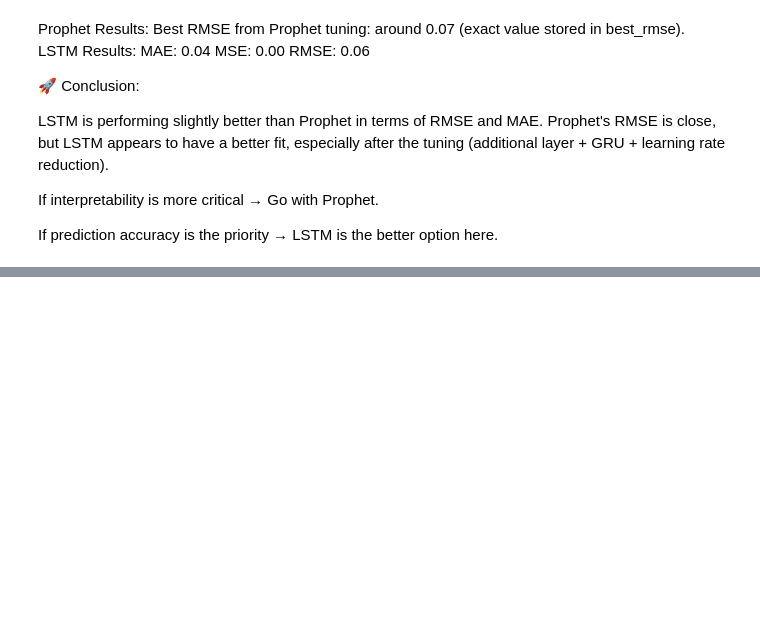
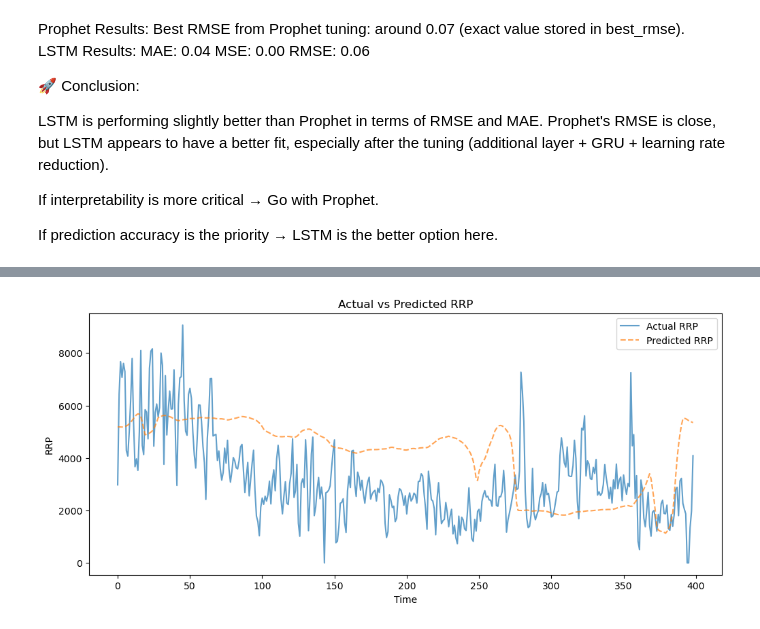
Before and after one commit to amalsalilan/Electricity_Demand-and_Price_ForecastingInfosys_Internship_Oct2025, a Jupyter notebook: main_fixed.ipynb, the cells around one changed output, grey strips where cells are left out. Drawn from its saved outputs; the diff is of its cells as text; code cells hidden in the pictures; blank space fills up the shorter version.

```diff
--- a/main_fixed.ipynb
+++ b/main_fixed.ipynb
@@ -1764,15 +1640,30 @@ Prediction Accuracy (Demand): 93.74%
 # %%
 import pandas as pd
 import tensorflow as tf
+import numpy as np
 from tensorflow.keras.layers import Input, LSTM, Dense, Dropout, BatchNormalization, Concatenate
 from tensorflow.keras.models import Model
 from tensorflow.keras.callbacks import EarlyStopping, ReduceLROnPlateau
 from sklearn.preprocessing import StandardScaler, MinMaxScaler
 from sklearn.metrics import mean_squared_error, mean_absolute_error, r2_score
+from tensorflow.keras.utils import get_custom_objects
+from tensorflow.keras.layers import Layer
 
+import os
+import chardet
+
+import matplotlib.pyplot as plt
+
+
+# Register sklearn metrics manually
+get_custom_objects().update({
+    'mean_squared_error': mean_squared_error,
+    'mean_absolute_error': mean_absolute_error,
+    'r2_score': r2_score
+})
 # Load dataset
 dataset_path = '../Electricity_Demand-and_Price_ForecastingInfosys_Internship_Oct2025/cleaned_dataset.csv'
-df = pd.read_csv(dataset_path, parse_dates=['date'], index_col='date')
+df = pd.read_csv(dataset_path, parse_dates=['date'], index_col='date', dayfirst=True)
 
 # Clip negative rrp values
 df['rrp'] = df['rrp'].clip(lower=0)
@@ -1781,10 +1672,14 @@ df['rrp'] = df['rrp'].clip(lower=0)
 df['rrp_rolling_7'] = df['rrp'].rolling(window=7).mean()
 df['demand_rolling_7'] = df['demand'].rolling(window=7).mean()
 
-# Add new time-related features
+df.index = pd.to_datetime(df.index)  # Ensure index is DateTime
+df['month'] = df.index.month  # Ensure 'month' is present
+
+# Time-related features
 df['day_of_year'] = df.index.dayofyear
-df['is_weekend'] = df.index.weekday >= 5  # 5: Saturday, 6: Sunday
+df['is_weekend'] = (df.index.weekday >= 5).astype(int)  # Ensure boolean converted to int
 df['is_summer'] = df['month'].isin([6, 7, 8]).astype(int)  # Summer months (June to August)
+
 
 # Add weather-related rolling features
 df['min_temperature_rolling_7'] = df['min_temperature'].rolling(window=7).mean()
@@ -1847,10 +1742,15 @@ X_train, X_val, X_test = X[:val_split], X[val_split:split], X[split:]
 y_train, y_val, y_test = y[:val_split], y[val_split:split], y[split:]
 
 # Optionally, you can also save the cleaned DataFrame if needed
-df_cleaned.to_csv('../Electricity_Demand-and_Price_ForecastingInfosys_Internship_Oct2025/processed_data/processed_dataset.csv')
+df.to_csv('../Electricity_Demand-and_Price_ForecastingInfosys_Internship_Oct2025/processed_data/processed_dataset.csv')
+
+
+
 
 # Scaled Dot-Product Attention Layer
-class ScaledDotProductAttention(tf.keras.layers.Layer):
+# Custom attention layers
+@tf.keras.utils.register_keras_serializable()
+class ScaledDotProductAttention(Layer):
     def __init__(self, **kwargs):
         super(ScaledDotProductAttention, self).__init__(**kwargs)
 
@@ -1862,12 +1762,13 @@ class ScaledDotProductAttention(tf.keras.layers.Layer):
         output = tf.matmul(attention_weights, value)
         return output, attention_weights
 
-# Multi-Head Attention Layer
-class MultiHeadAttention(tf.keras.layers.Layer):
-    def __init__(self, d_model, num_heads, **kwargs):
+@tf.keras.utils.register_keras_serializable()
+class MultiHeadAttention(Layer):
+    def __init__(self, d_model, num_heads, key_dim=None, **kwargs):
         super(MultiHeadAttention, self).__init__(**kwargs)
         self.num_heads = num_heads
         self.d_model = d_model
+        self.key_dim = key_dim or d_model // num_heads  # Default key_dim if not passed
         self.dense_q = Dense(d_model)
         self.dense_k = Dense(d_model)
         self.dense_v = Dense(d_model)
@@ -1977,18 +1878,27 @@ print(f"Training Accuracy (Demand - Refined Attention Model): {train_acc_demand:
 # Save the model and scalers
 import joblib
 
-# Saving the model
-model_refined_attention.save('../Electricity_Demand-and_Price_ForecastingInfosys_Internship_Oct2025/model/refined_attention_model.h5')
+# Save the full model properly
+model_refined_attention.save(
+    '../Electricity_Demand-and_Price_ForecastingInfosys_Internship_Oct2025/model/refined_attention_model.keras'
+)
 
-# Saving the scalers using joblib
-joblib.dump(scaler_x, '../Electricity_Demand-and_Price_ForecastingInfosys_Internship_Oct2025/model/scaler_x.pkl')  # Save feature scaler
-joblib.dump(scaler_y, '../Electricity_Demand-and_Price_ForecastingInfosys_Internship_Oct2025/model/scaler_y.pkl')  # Save target scaler
+# Save scalers
+joblib.dump(scaler_x, '../Electricity_Demand-and_Price_ForecastingInfosys_Internship_Oct2025/model/scaler_x.pkl')
+joblib.dump(scaler_y, '../Electricity_Demand-and_Price_ForecastingInfosys_Internship_Oct2025/model/scaler_y.pkl')
 
-# Optionally save any other classes, if defined in separate modules or necessary for future use
-joblib.dump(ScaledDotProductAttention, '../Electricity_Demand-and_Price_ForecastingInfosys_Internship_Oct2025/model/scaled_dot_product_attention.pkl')
-joblib.dump(MultiHeadAttention, '../Electricity_Demand-and_Price_ForecastingInfosys_Internship_Oct2025/model/multi_head_attention.pkl')
+# Save custom layer configurations separately (to reload later)
+custom_layers_config = {
+    "ScaledDotProductAttention": ScaledDotProductAttention().get_config(),
+    "MultiHeadAttention": MultiHeadAttention(d_model=128, num_heads=4).get_config(),
+}
+
+import json
+with open('../Electricity_Demand-and_Price_ForecastingInfosys_Internship_Oct2025/model/custom_layers.json', 'w') as f:
+    json.dump(custom_layers_config, f)
 
 print("Model and components saved successfully.")
+
 
 # Future Prediction using the attention-based model
 def predict_future(start_date, num_days):
@@ -2015,7 +1925,7 @@ def predict_future(start_date, num_days):
         pred_reshaped = np.copy(last_sequence[-1])
 
         # Ensure the predicted values are placed into the correct locations
-        pred_reshaped[:len(targets)] = scaler_y.transform(pred_actual.reshape(1, -1))  # Correct scaling
+        pred_reshaped[:len(targets)] = scaler_y.transform(np.array(pred_actual).reshape(1, -1)).flatten()# Correct scaling
 
         # You might need to dynamically update non-target features (e.g., weather data)
         # For now, assuming weather and other features remain constant
@@ -2032,5 +1942,36 @@ def predict_future(start_date, num_days):
 # Example usage
 future_df = predict_future('2025-11-09', 10)
 print(future_df)
+
+import matplotlib.pyplot as plt
+import seaborn as sns
+
+# Inverse transform the predictions and actual values
+y_test_actual = scaler_y.inverse_transform(y_test)
+y_test_pred_actual = scaler_y.inverse_transform(y_test_pred_refined_attention)
+
+# Extract RRP and Demand values
+actual_rrp, actual_demand = y_test_actual[:, 0], y_test_actual[:, 1]
+pred_rrp, pred_demand = y_test_pred_actual[:, 0], y_test_pred_actual[:, 1]
+
+# Plot Actual vs. Predicted for RRP
+plt.figure(figsize=(12, 5))
+plt.plot(actual_rrp, label="Actual RRP", linestyle="solid", alpha=0.7)
+plt.plot(pred_rrp, label="Predicted RRP", linestyle="dashed", alpha=0.7)
+plt.title("Actual vs Predicted RRP")
+plt.xlabel("Time")
+plt.ylabel("RRP")
+plt.legend()
+plt.show()
+
+# Plot Actual vs. Predicted for Demand
+plt.figure(figsize=(12, 5))
+plt.plot(actual_demand, label="Actual Demand", linestyle="solid", alpha=0.7)
+plt.plot(pred_demand, label="Predicted Demand", linestyle="dashed", alpha=0.7)
+plt.title("Actual vs Predicted Demand")
+plt.xlabel("Time")
+plt.ylabel("Demand")
+plt.legend()
+plt.show()
 # %% [output]
 Epoch 1/50
@@ -2086,0 +2027 @@ Model and components saved successfully.
+[figure, added]
```
Also changed, not shown: parts of 15 cells of this notebook, 18 other files.
